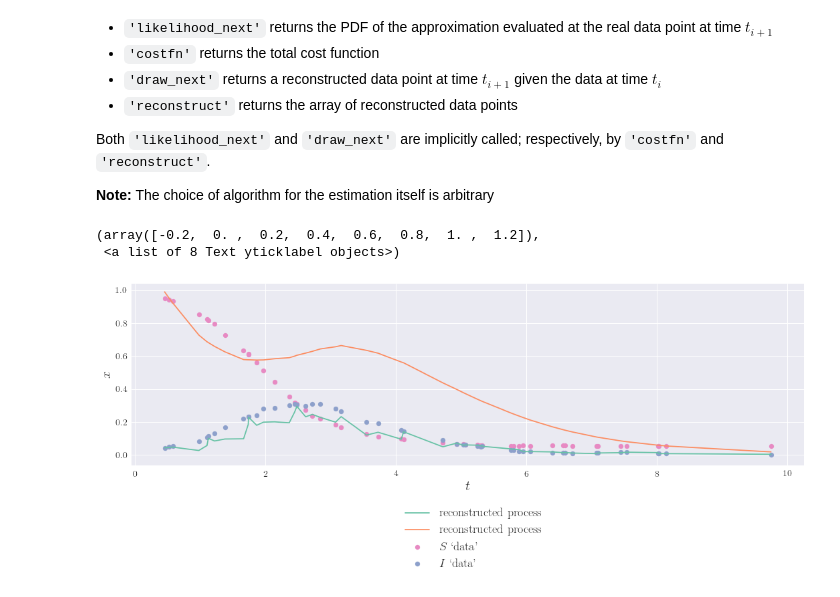
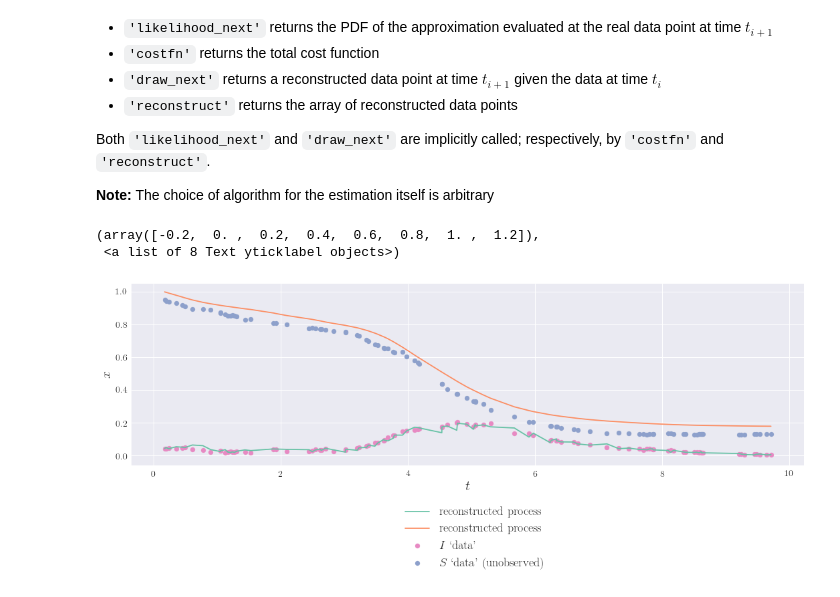
Before and after one commit to cparrarojas/sde-parameter-estimation, a Jupyter notebook: example.ipynb, the cells around one changed output. Cells and saved outputs as stored; diff of their text form; code cells hidden in the pictures.

```diff
--- a/example.ipynb
+++ b/example.ipynb
@@ -121,7 +121,7 @@ A = A_1 if n_dims == 1 else A_2
 B = B_1 if n_dims == 1 else B_2
 Jac = Jac_1 if n_dims == 1 else Jac_2
 
-params = (b, d, N) if n_dims == 1 else (x0_2[0], beta, gamma, N)
+params = (b, d, N) if n_dims == 1 else (x0_2[1], beta, gamma, N)
 x0 = x0_1 if n_dims == 1 else x0_2
 
 dt = 0.001
@@ -131,7 +131,7 @@ x_real = path(x0, t_full, *params)
 # %% [markdown]
 ### Randomly sampled 'data'
 # %%
-measurements = np.sort(np.random.choice(range(len(t_full)), 50, replace=False))
+measurements = np.sort(np.random.choice(range(len(t_full)), 100, replace=False))
 artificial_timepoints = t_full[measurements]
 artificial_data = x_real[measurements]
 # %%
@@ -164,11 +164,11 @@ Both `'likelihood_next'` and `'draw_next'` are implicitly called; respectively,
 
 **Note:** The choice of algorithm for the estimation itself is arbitrary
 # %%
-observations = (artificial_data[:,1], artificial_timepoints)
+observations = (artificial_data[:,0], artificial_timepoints)
 
 zimmer = sdeparams.Zimmer(A, B, Jac, observations, n_dims, n_obs=1)
 # %%
-bounds = [(0.9, 0.99), (2.5, 3.2), (0.7, 1.3), (450, 600)]
+bounds = [(0.9, 1.), (2., 5.), (0.5, 2.), (100, 500)]
 
 estimation = differential_evolution(zimmer.costfn, bounds)
 # %%
@@ -178,20 +178,20 @@ x_estim = zimmer.reconstruct(params_estim)
 # %%
 fig, ax = plt.subplots(1, figsize=(18,5))
 ax.plot(artificial_timepoints, x_estim, label=r"reconstructed process")
 if n_dims == 1:
     ax.scatter(artificial_timepoints, artificial_data, label=r"`data'", color=colours[1])
 else:
-    ax.scatter(artificial_timepoints, artificial_data[:, 0], color=colours[3], label=r"$S$ `data'")
-    ax.scatter(artificial_timepoints, artificial_data[:, 1], color=colours[2], label=r"$I$ `data'")
+    ax.scatter(artificial_timepoints, artificial_data[:, 0], color=colours[3], label=r"$I$ `data'")
+    ax.scatter(artificial_timepoints, artificial_data[:, 1], color=colours[2], label=r"$S$ `data' (unobserved)")
 ax.set_xlabel(r'$t$', fontsize=20)
 ax.set_ylabel(r'$x$', fontsize=20)
 ax.legend(fontsize=18, loc=(0.4,-0.6))
 plt.xticks(fontsize=14)
 plt.yticks(fontsize=14)
 # %% [output]
 (array([-0.2,  0. ,  0.2,  0.4,  0.6,  0.8,  1. ,  1.2]),
  <a list of 8 Text yticklabel objects>)
-[figure, old version]
+[figure, new version]
 # %%
 init_cond = np.array([x0, 0.]) if n_dims == 1 else np.concatenate((x0, np.zeros(n_dims**2)))
 x_real_det = odeint(LNA, init_cond, t_full, args=params)[:, :n_dims]
```
Also changed, not shown: parts of 8 cells of this notebook, 2 other files.
